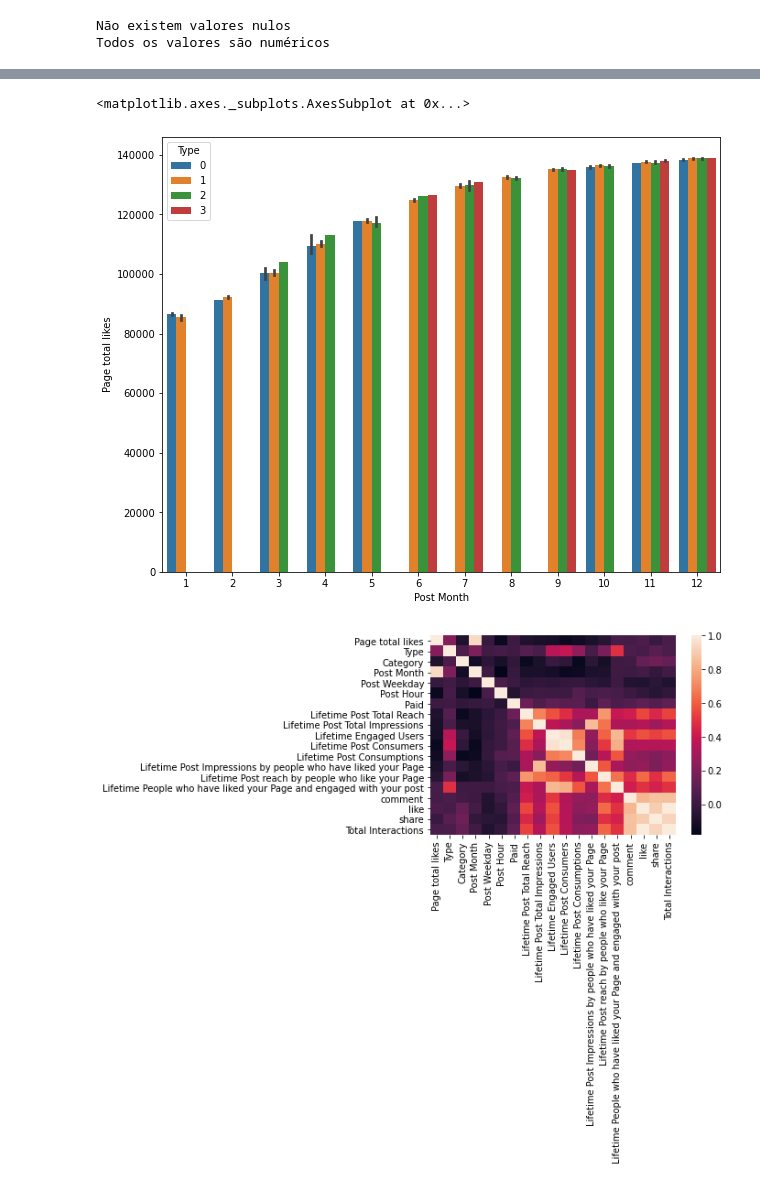
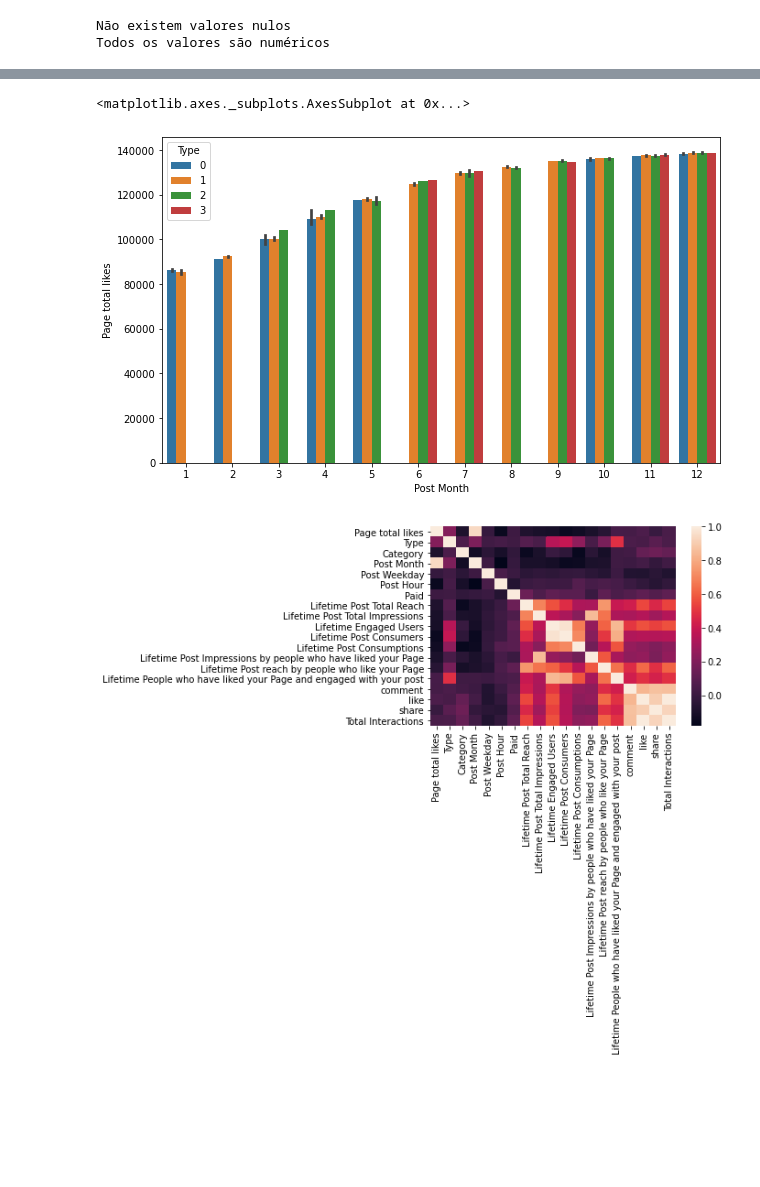
Before and after one commit to lucianoaclemente/machine_learning, a Jupyter notebook: regressao_linear_analise_metricas_facebook.ipynb, the cells around one changed output, grey strips where cells are left out. Drawn from its saved outputs; the diff is of its cells as text; code cells hidden in the pictures; blank space fills up the shorter version.

```diff
--- a/regressao_linear_analise_metricas_facebook.ipynb
+++ b/regressao_linear_analise_metricas_facebook.ipynb
@@ -84,11 +84,11 @@ Data columns (total 19 columns):
 dtypes: float64(3), int64(15), int8(1)
 memory usage: 74.0 KB
 # %%
-plt.figure(figsize=(10,8))
+plt.figure(figsize=(10,6))
 sns.barplot(x="Post Month", y="Page total likes", hue="Type", data=df)
 # %% [output]
 <matplotlib.axes._subplots.AxesSubplot at 0x...>
-[figure, old version]
+[figure, new version]
 # %%
 corrMatrix = df.corr()
 
```
